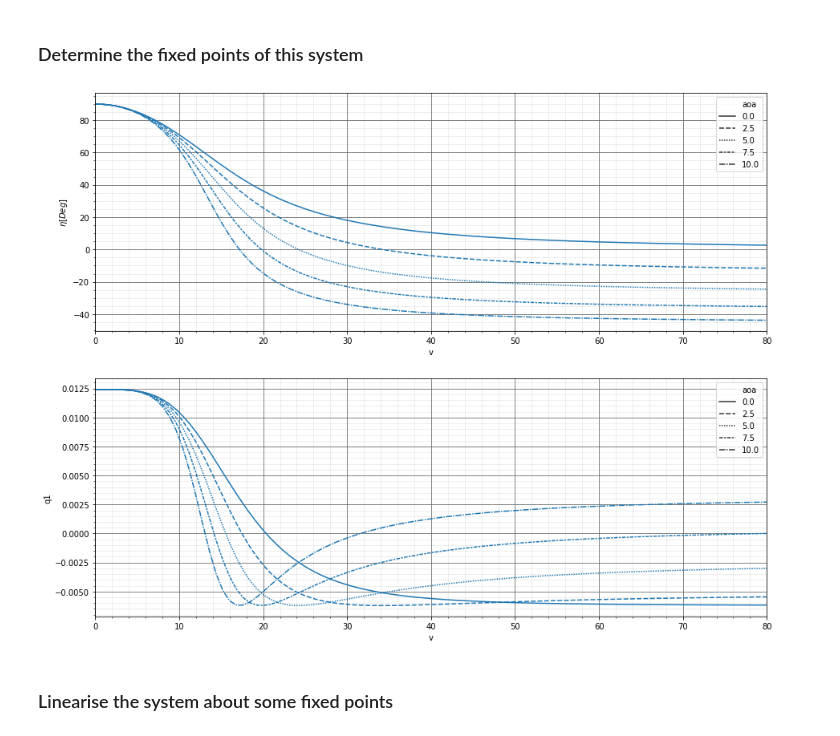
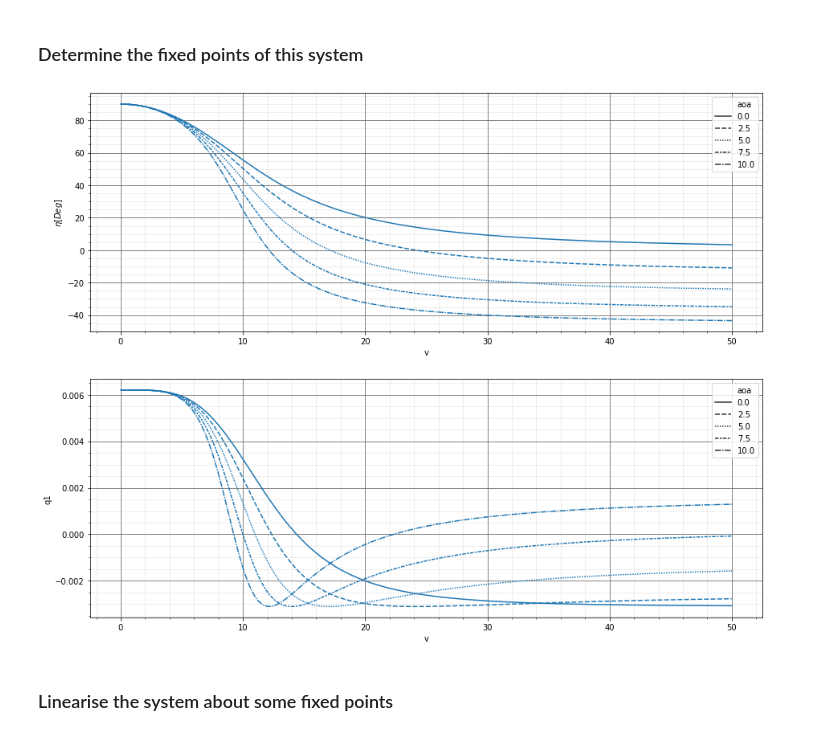
Before and after one commit to fh9g12/FwtModels, a Jupyter notebook: Workbooks/4_NLP-VS_aero_forces/5_SplitGravityIntoAExternalForce.ipynb, the cells around one changed output. Saved outputs shown, nothing was run; the diff lists cells and outputs as text; code cells hidden in the pictures.

```diff
--- a/Workbooks/4_NLP-VS_aero_forces/5_SplitGravityIntoAExternalForce.ipynb
+++ b/Workbooks/4_NLP-VS_aero_forces/5_SplitGravityIntoAExternalForce.ipynb
@@ -77,13 +52,13 @@ sForce = dof2.SymbolicModel(U,[mw,m],p,ExtForces = CompositeForce)
 # %%
 #make alternative dataset
 from scipy.optimize import minimize
-vs = np.linspace(0,80,101)
+vs = np.linspace(0,50,201)
 aoa = [0,2.5,5,7.5,10]
 
 df = pd.DataFrame(columns=['v','aoa','eta','q1'])
 
 def ToMinimise(x):
-    val = sForce.deriv(0,[x[0],0,x[1],0],p)
+    val = sM.deriv(0,[x[0],0,x[1],0],p)
     return val[1]**2 + val[3]**2
 
 
@@ -99,19 +74,18 @@ df[r'$\eta [Deg]$']= np.rad2deg(df['eta'])
 # %%
 # plot the data
 fig, axes = plt.subplots(2,1,figsize=(15,12))
 df[r'$\eta [Deg]$']= np.rad2deg(df['eta'])
 sns.lineplot(data=df,y=r'$\eta [Deg]$',x='v',style='aoa',ax=axes[0])
-axes[0].set(xlim=(0,80))
 
 sns.lineplot(data=df,y='q1',x='v',style='aoa',ax=axes[1])
 
 for ax in axes:
-    ax.set(xlim=(0,80))
+    #ax.set(xlim=(0,80))
     ax.grid(b=True, which='major', color='#666666', linestyle='-')
     ax.minorticks_on()
     ax.grid(b=True, which='minor', color='#999999', linestyle='-', alpha=0.2)
 # %% [output]
-[figure, old version]
+[figure, new version]
 # %% [markdown]
 ### Linearise the system about some fixed points
 # %%
```
Also changed, not shown: parts of 6 cells of this notebook, 4 other files.
